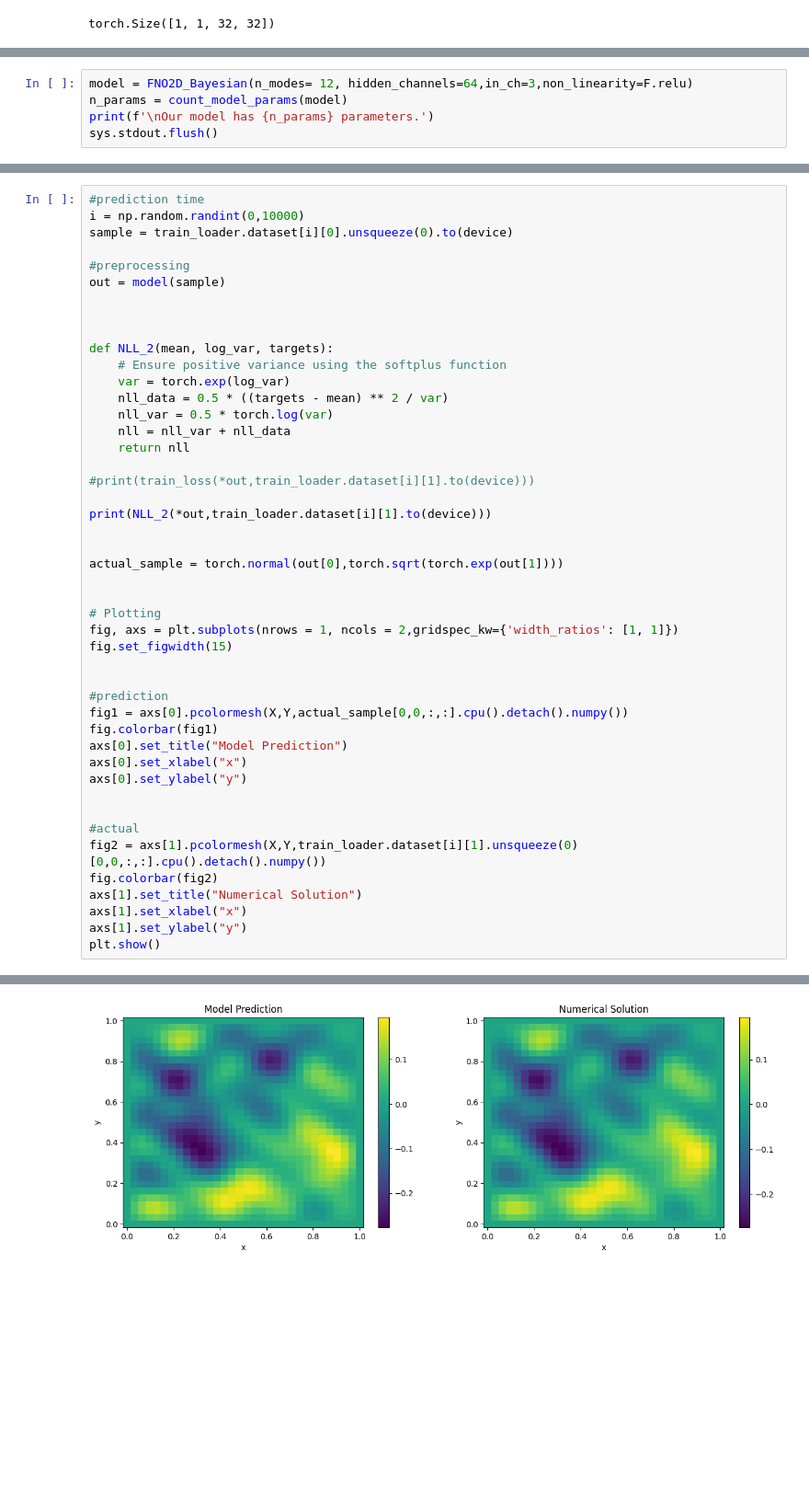
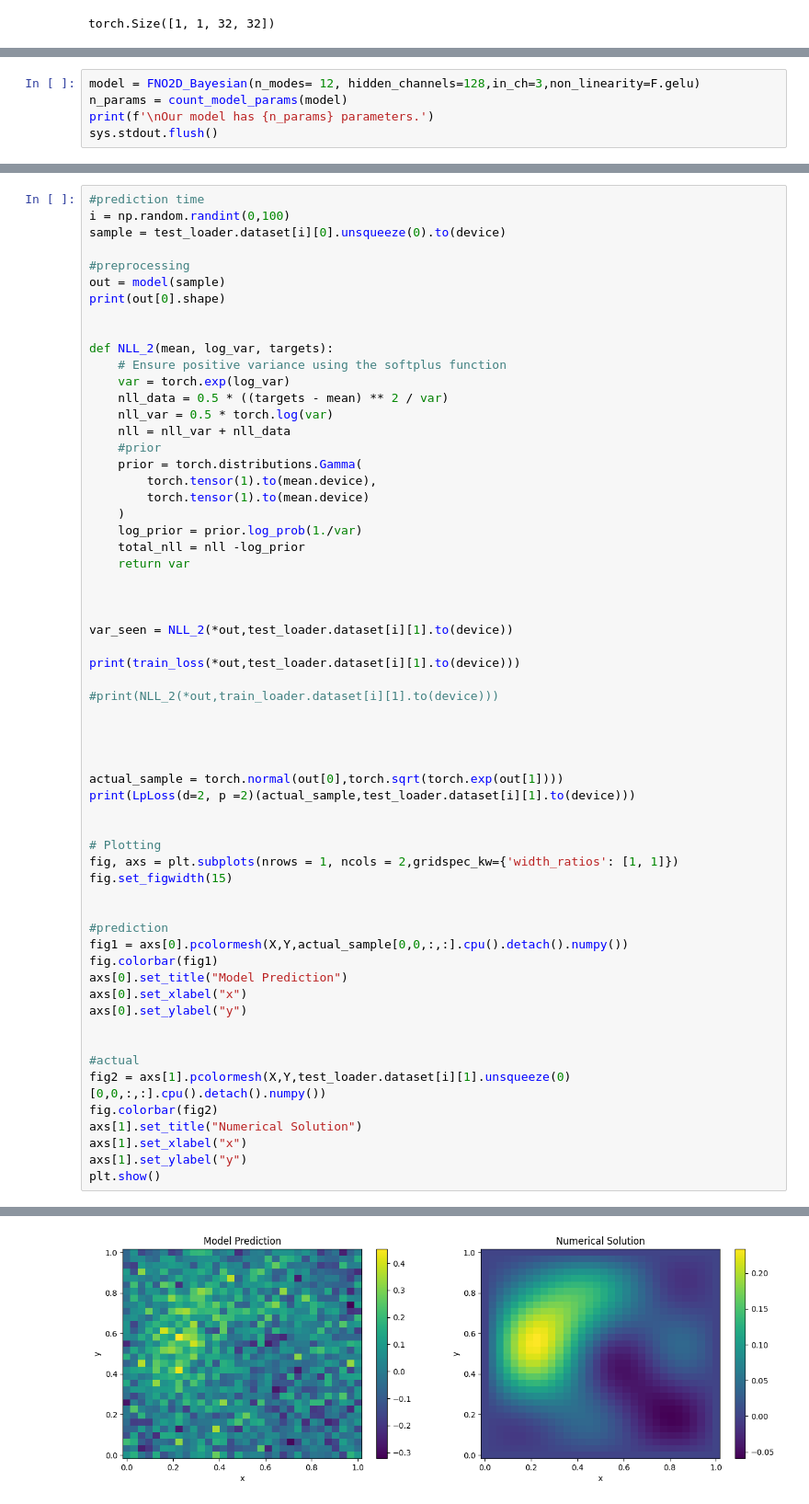
Before and after one commit to frasermartinx/MScProject, a Jupyter notebook: code/example1.ipynb, the cells around one changed output, grey strips where cells are left out. Shown at 92% size. Saved outputs shown, nothing was run; the diff lists cells and outputs as text; blank space fills up the shorter version.

```diff
--- a/code/example1.ipynb
+++ b/code/example1.ipynb
@@ -122,7 +119,7 @@ print(device)
 # %% [output]
 cuda
 # %%
-model = FNO2D_Bayesian(n_modes= 12, hidden_channels=64,in_ch=3,non_linearity=F.relu)
+model = FNO2D_Bayesian(n_modes= 12, hidden_channels=128,in_ch=3,non_linearity=F.gelu)
 n_params = count_model_params(model)
 print(f'\nOur model has {n_params} parameters.')
 sys.stdout.flush()
@@ -294,11 +285,11 @@ tensor(5543.7607, device='cuda:0', dtype=torch.float64,
 # %%
 #prediction time
-i = np.random.randint(0,10000)
-sample = train_loader.dataset[i][0].unsqueeze(0).to(device)
+i = np.random.randint(0,100)
+sample = test_loader.dataset[i][0].unsqueeze(0).to(device)
 
 #preprocessing
 out = model(sample)
-
+print(out[0].shape)
 
 
 def NLL_2(mean, log_var, targets):
@@ -307,14 +298,28 @@ def NLL_2(mean, log_var, targets):
     nll_data = 0.5 * ((targets - mean) ** 2 / var)
     nll_var = 0.5 * torch.log(var)
     nll = nll_var + nll_data
-    return nll
+    #prior
+    prior = torch.distributions.Gamma(
+        torch.tensor(1).to(mean.device),
+        torch.tensor(1).to(mean.device)
+    )
+    log_prior = prior.log_prob(1./var)
+    total_nll = nll -log_prior
+    return var
 
-#print(train_loss(*out,train_loader.dataset[i][1].to(device)))
 
-print(NLL_2(*out,train_loader.dataset[i][1].to(device)))
+
+var_seen = NLL_2(*out,test_loader.dataset[i][1].to(device))
+
+print(train_loss(*out,test_loader.dataset[i][1].to(device)))
+
+#print(NLL_2(*out,train_loader.dataset[i][1].to(device)))
+
+
 
 
 actual_sample = torch.normal(out[0],torch.sqrt(torch.exp(out[1])))
+print(LpLoss(d=2, p =2)(actual_sample,test_loader.dataset[i][1].to(device)))
 
 
 # Plotting
@@ -331,7 +336,7 @@ axs[0].set_ylabel("y")
 
 
 #actual
-fig2 = axs[1].pcolormesh(X,Y,train_loader.dataset[i][1].unsqueeze(0)[0,0,:,:].cpu().detach().numpy())
+fig2 = axs[1].pcolormesh(X,Y,test_loader.dataset[i][1].unsqueeze(0)[0,0,:,:].cpu().detach().numpy())
 fig.colorbar(fig2)
 axs[1].set_title("Numerical Solution")
 axs[1].set_xlabel("x")
@@ -349 +349 @@ tensor([[[[-11.7562, -11.6205, -11.5702,  ..., -11.6677, -11.7040, -11.7758],
-[figure, old version]
+[figure, new version]
```
Also changed, not shown: parts of 12 cells of this notebook, 1 other file.
